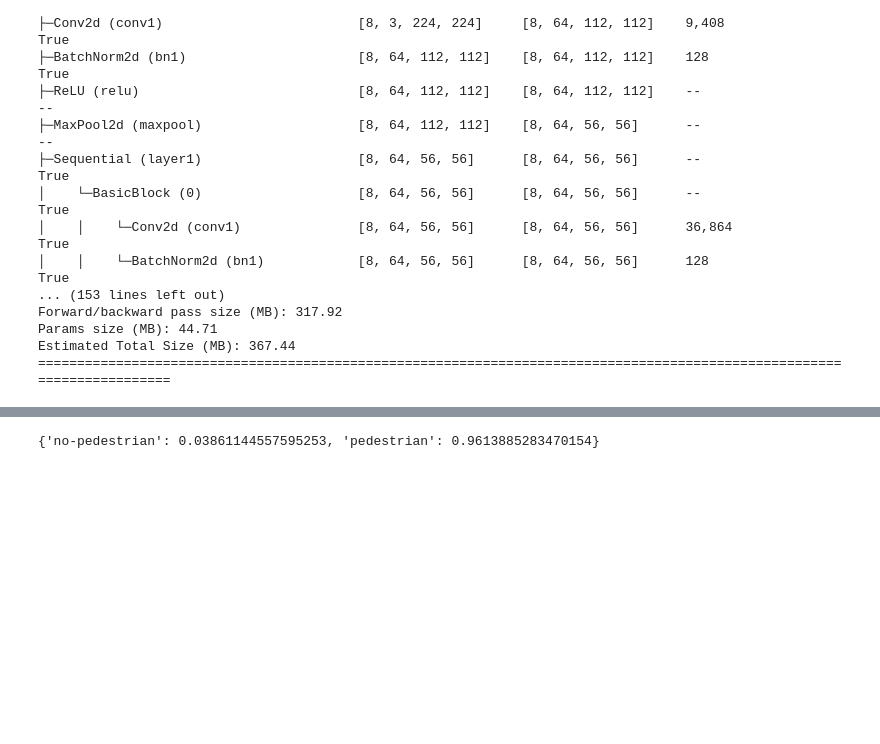
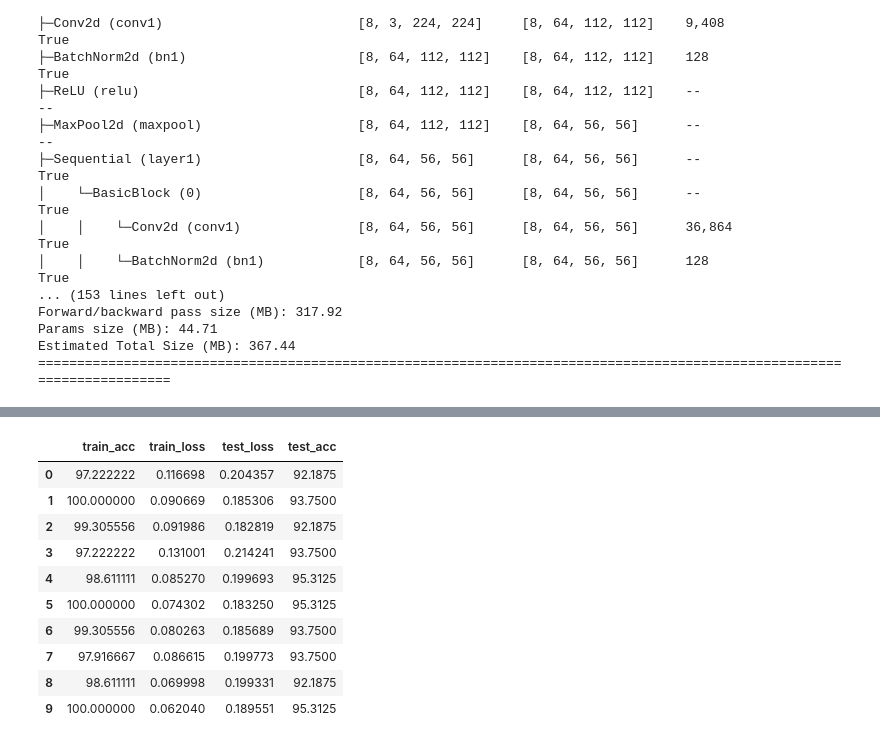
Before and after one commit to trejongoldsborough/real-time-pedestrian-detection, a Jupyter notebook: real-time-pedestrian-detection.ipynb, the cells around one changed output, grey strips where cells are left out. Saved outputs shown, nothing was run; the diff lists cells and outputs as text; code cells hidden in the pictures; blank space fills up the shorter version.

```diff
--- a/real-time-pedestrian-detection.ipynb
+++ b/real-time-pedestrian-detection.ipynb
@@ -387,5 +387,5 @@ def train(model: torch.nn.Module,
     return results
 # %%
 # Train and test the model
-train(model, train_dataloader, test_dataloader, loss_fn, optimizer, 10)
+results = train(model, train_dataloader, test_dataloader, loss_fn, optimizer, 10)
 # %% [output]
@@ -419,3 +402,30 @@ Epoch: 10 | Train loss: 0.1184 | Train accuracy: 100.00% | Test loss: 0.2347 | T
+# %%
+# Create data frame with Pandas
+import pandas as pd
+
+dataframe = pd.DataFrame(
+    {
+        "train_acc": results["train_acc"],
+        "train_loss": results["train_loss"],
+        "test_loss": results["test_loss"],
+        "test_acc": results["test_acc"]
+    }
+)
+
+# View data frame
+dataframe
+# %% [output]
+|  | train_acc | train_loss | test_loss | test_acc |
+| 0 | 97.222222 | 0.116698 | 0.204357 | 92.1875 |
+| 1 | 100.000000 | 0.090669 | 0.185306 | 93.7500 |
+| 2 | 99.305556 | 0.091986 | 0.182819 | 92.1875 |
+| 3 | 97.222222 | 0.131001 | 0.214241 | 93.7500 |
+| 4 | 98.611111 | 0.085270 | 0.199693 | 95.3125 |
+| 5 | 100.000000 | 0.074302 | 0.183250 | 95.3125 |
+| 6 | 99.305556 | 0.080263 | 0.185689 | 93.7500 |
+| 7 | 97.916667 | 0.086615 | 0.199773 | 93.7500 |
+| 8 | 98.611111 | 0.069998 | 0.199331 | 92.1875 |
+| 9 | 100.000000 | 0.062040 | 0.189551 | 95.3125 |
 # %%
 # Save the model
 torch.save(obj=model.state_dict(),
@@ -451,8 +461,6 @@ def predict(image):
 # %%
 # Send image through predict function
 predict(image=image)
-# %% [output]
-{'no-pedestrian': 0.03861144557595253, 'pedestrian': 0.9613885283470154}
 # %%
 import cv2
 import torchvision
```
Also changed, not shown: parts of 3 cells of this notebook, 1 other file.
